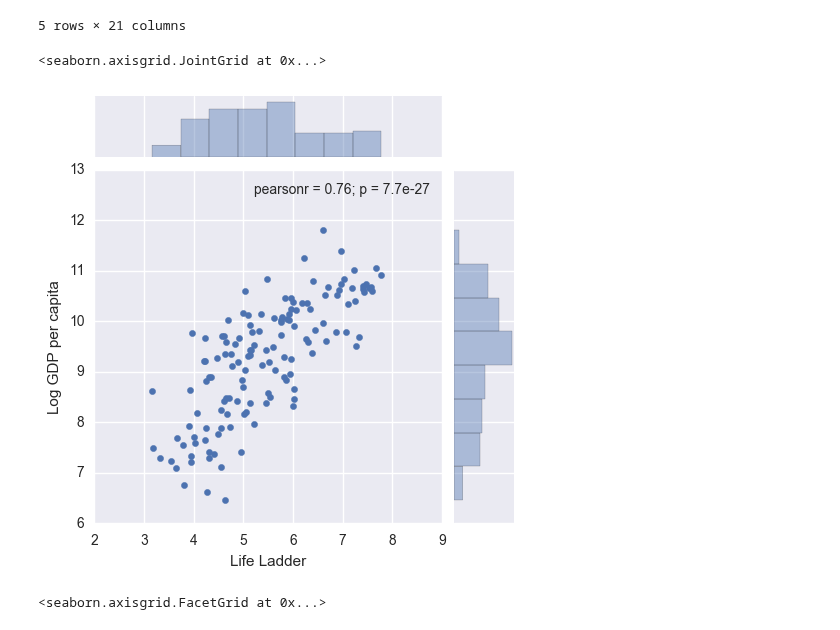
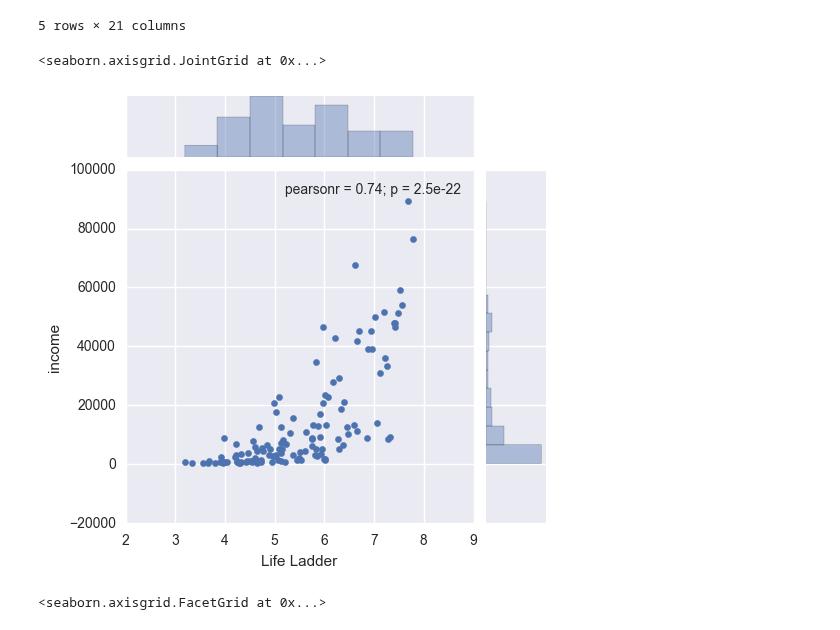
Before and after one commit to dangspin/SpringBoard_Projects, a Jupyter notebook: project_data/Data_Story.ipynb, the cells around one changed output. Drawn from its saved outputs; the diff is of its cells as text; code cells hidden in the pictures.

```diff
--- a/project_data/Data_Story.ipynb
+++ b/project_data/Data_Story.ipynb
@@ -170,10 +170,10 @@ dataset.head()
 # %%
 # The first way we can plot things is using the .plot extension from Pandas dataframes
 # We'll use this to make a scatterplot of the Iris features.
-sb.jointplot(x="Life Ladder", y="Log GDP per capita", data=dataset, size=5)
+sb.jointplot(x="Life Ladder", y="income", data=dataset, size=5)
 # %% [output]
 <seaborn.axisgrid.JointGrid at 0x...>
-[figure, old version]
+[figure, new version]
 # %%
 support_mean=dataset['Social support'].mean()
 
```
Also changed, not shown: parts of 6 cells of this notebook.
